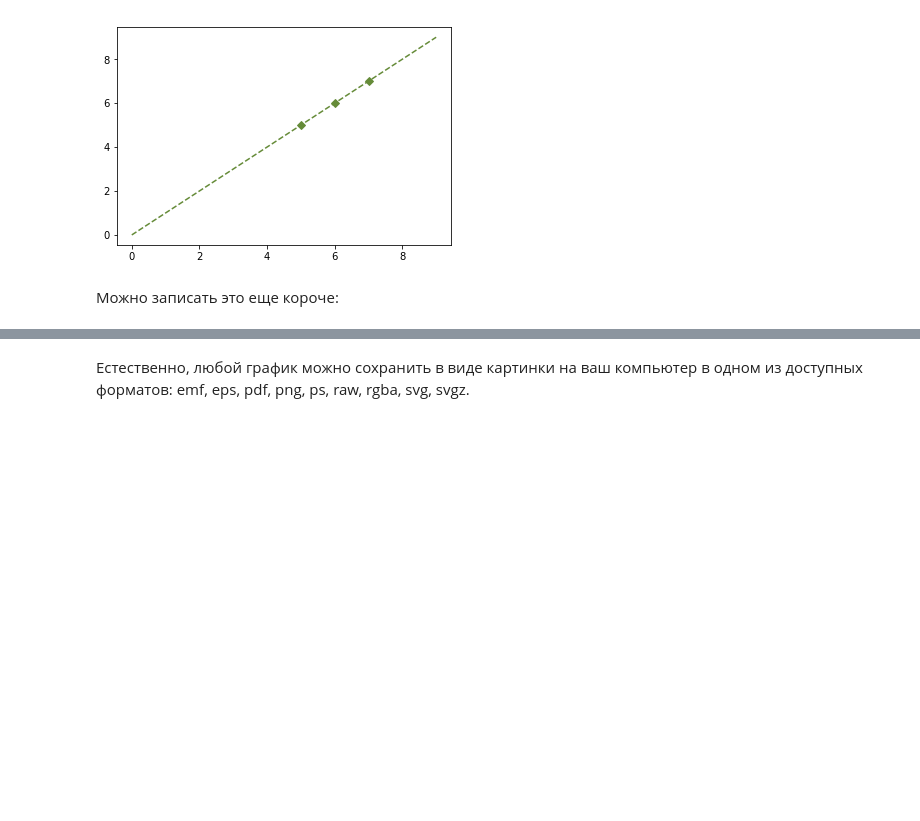
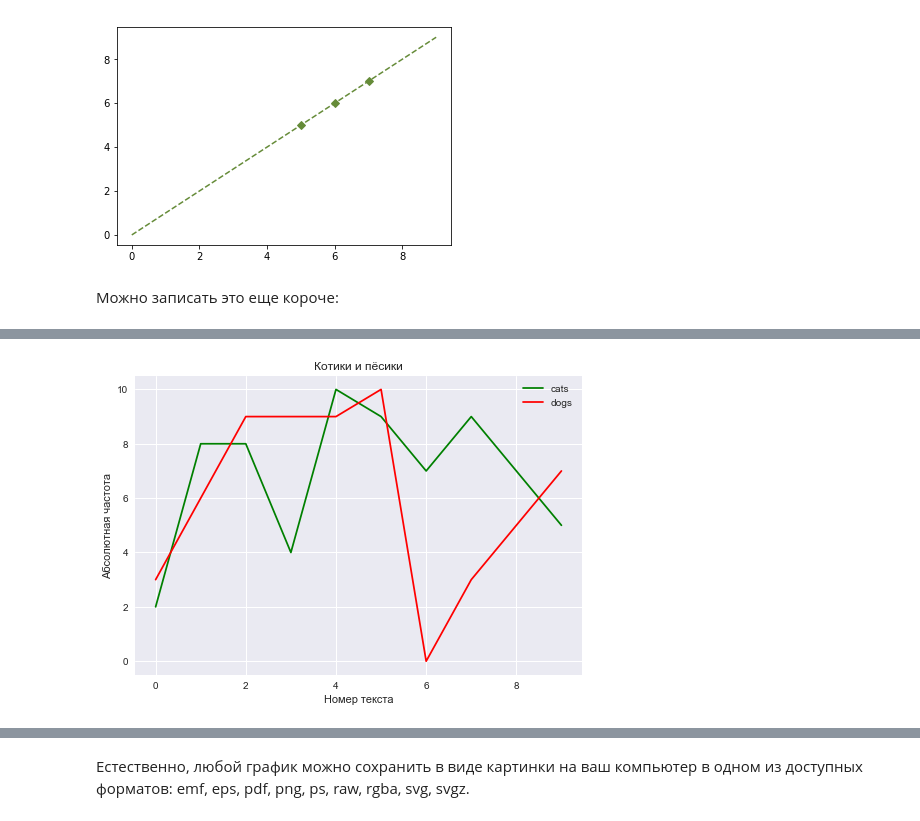
Before and after one commit to ancatmara/python-for-dh, a Jupyter notebook: Classes/13/Matplotlib.ipynb, the cells around one changed output, grey strips where cells are left out. Cells and saved outputs as stored; diff of their text form; code cells hidden in the pictures; blank space fills up the shorter version.

```diff
--- a/Classes/13/Matplotlib.ipynb
+++ b/Classes/13/Matplotlib.ipynb
@@ -135,0 +140,16 @@ plt.plot(range(10), '--gD', markevery=[5, 6,7])
+# %%
+# частоты слов по текстам
+
+A = [2, 8, 8, 4, 10, 9, 7, 9, 7, 5]
+B = [3, 6, 9, 9, 9, 10, 0, 3, 5, 7]
+
+plt.plot(range(10), A, c='g', label="cats")
+plt.plot(range(10), B, c='r', label="dogs")
+plt.title("Котики и пёсики")
+plt.xlabel("Номер текста")
+plt.ylabel("Абсолютная частота")
+plt.legend()
+
+plt.show()
+# %% [output]
+[figure, added]
```
Also changed, not shown: parts of 16 cells of this notebook, 5 other files.
